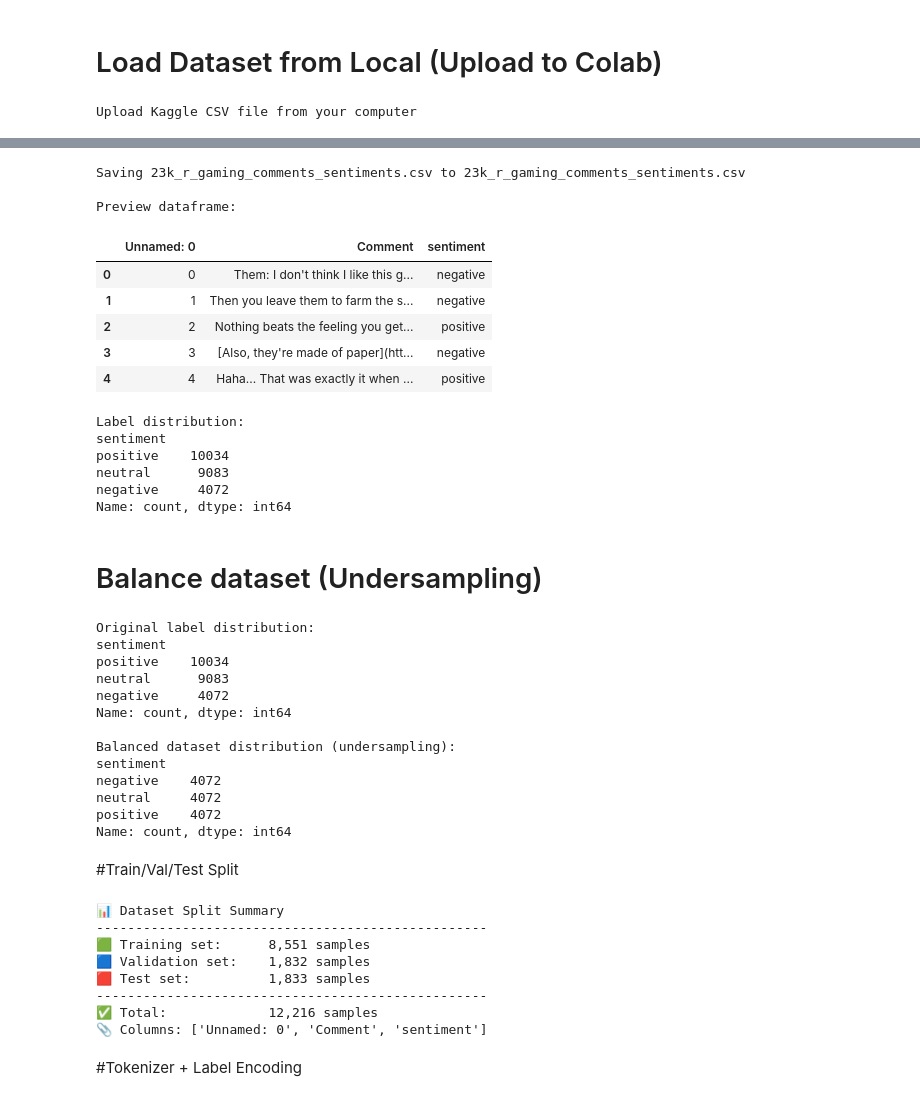
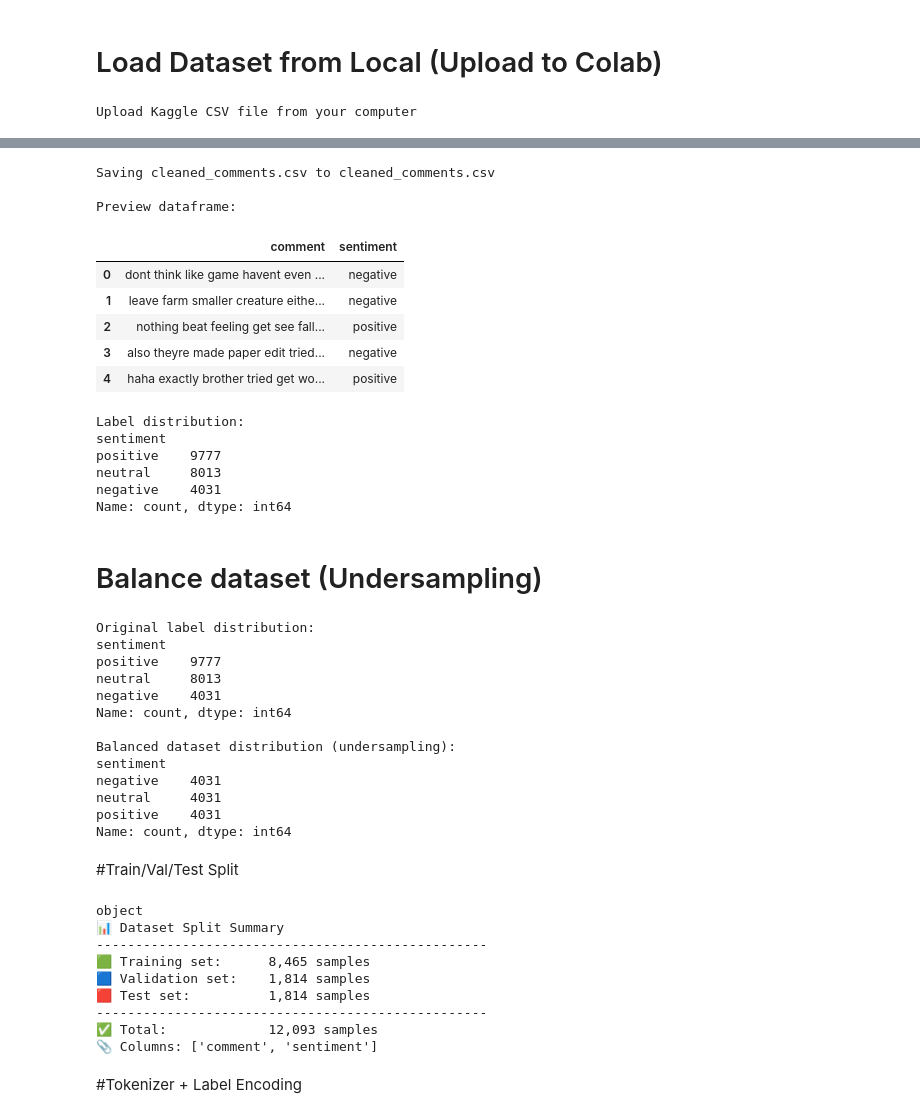
Before and after one commit to ThanhCongNguyen-2310373/Sentiment_Analysis_Demo, a Jupyter notebook: Notebook/stage2.ipynb, the cells around one changed output, grey strips where cells are left out. Saved outputs shown, nothing was run; the diff lists cells and outputs as text; code cells hidden in the pictures.

```diff
--- a/Notebook/stage2.ipynb
+++ b/Notebook/stage2.ipynb
@@ -79,47 +106,51 @@ Environment Loaded | GPU: Tesla T4
 # %%
 
 print("Upload Kaggle CSV file from your computer")
 uploaded = files.upload()  # user selects file manually
 
 # Get uploaded filename
 csv_filename = list(uploaded.keys())[0]
 
 # Read CSV into DataFrame
 df = pd.read_csv(csv_filename)
+if "Unnamed: 0" in df.columns:
+    df = df.drop(columns=["Unnamed: 0"])
 
 # Preview first rows
 print("\nPreview dataframe:")
 display(df.head())
 
 # Check label distribution
 print("\nLabel distribution:")
 print(df['sentiment'].value_counts())
 # %% [output]
 Upload Kaggle CSV file from your computer
 [interactive output not drawn]
-Saving 23k_r_gaming_comments_sentiments.csv to 23k_r_gaming_comments_sentiments.csv
+Saving cleaned_comments.csv to cleaned_comments.csv
 
 Preview dataframe:
-|  | Unnamed: 0 | Comment | sentiment |
-| 0 | 0 | Them: I don't think I like this g... | negative |
-| 1 | 1 | Then you leave them to farm the s... | negative |
-| 2 | 2 | Nothing beats the feeling you get... | positive |
-| 3 | 3 | [Also, they're made of paper](htt... | negative |
-| 4 | 4 | Haha... That was exactly it when ... | positive |
+|  | comment | sentiment |
+| 0 | dont think like game havent even ... | negative |
+| 1 | leave farm smaller creature eithe... | negative |
+| 2 | nothing beat feeling get see fall... | positive |
+| 3 | also theyre made paper edit tried... | negative |
+| 4 | haha exactly brother tried get wo... | positive |
 Label distribution:
 sentiment
-positive    10034
-neutral      9083
-negative     4072
+positive    9777
+neutral     8013
+negative    4031
 Name: count, dtype: int64
 # %% [markdown]
 # Balance dataset (Undersampling)
 # %%
 label_col = "sentiment"
-text_col = "Comment"
+text_col = "comment"
 
-# Ensure label is string (e.g., "positive", "neutral", "negative")
+# Ensure comment, label is string (e.g., "positive", "neutral", "negative")
 df[label_col] = df[label_col].astype(str)
+df[text_col] = df[text_col].astype(str)
+
 
 print("Original label distribution:")
 print(df[label_col].value_counts(), "\n")
@@ -138,16 +169,16 @@ print(balanced_df[label_col].value_counts())
 # %% [output]
 Original label distribution:
 sentiment
-positive    10034
-neutral      9083
-negative     4072
+positive    9777
+neutral     8013
+negative    4031
 Name: count, dtype: int64
 
 Balanced dataset distribution (undersampling):
 sentiment
-negative    4072
-neutral     4072
-positive    4072
+negative    4031
+neutral     4031
+positive    4031
 Name: count, dtype: int64
 # %% [markdown]
 #Train/Val/Test Split
@@ -160,6 +191,7 @@ val_df, test_df = train_test_split(
     temp_df, test_size=0.5, stratify=temp_df[label_col], random_state=42
 )
 
+print(train_df["comment"].dtype)
 print("📊 Dataset Split Summary")
 print("-" * 50)
 print(f"🟩 Training set:      {len(train_df):,} samples")
@@ -169,14 +201,15 @@ print("-" * 50)
 print(f"✅ Total:             {len(train_df) + len(val_df) + len(test_df):,} samples")
 print(f"📎 Columns: {list(df.columns)}")
 # %% [output]
+object
 📊 Dataset Split Summary
 --------------------------------------------------
-🟩 Training set:      8,551 samples
-🟦 Validation set:    1,832 samples
-🟥 Test set:          1,833 samples
+🟩 Training set:      8,465 samples
+🟦 Validation set:    1,814 samples
+🟥 Test set:          1,814 samples
 --------------------------------------------------
-✅ Total:             12,216 samples
-📎 Columns: ['Unnamed: 0', 'Comment', 'sentiment']
+✅ Total:             12,093 samples
+📎 Columns: ['comment', 'sentiment']
 # %% [markdown]
 #Tokenizer + Label Encoding
 # %%
```
Also changed, not shown: parts of 7 cells of this notebook, 3 other files.
